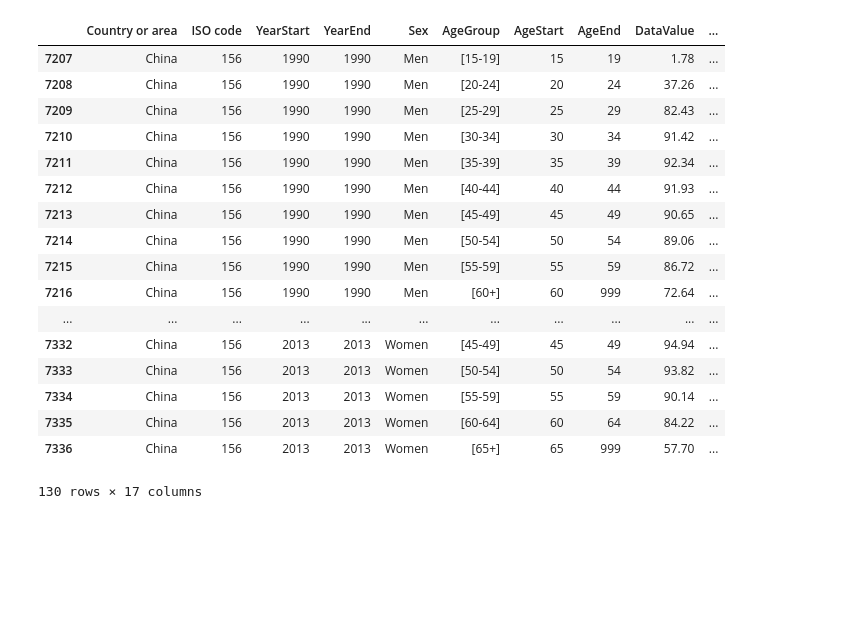
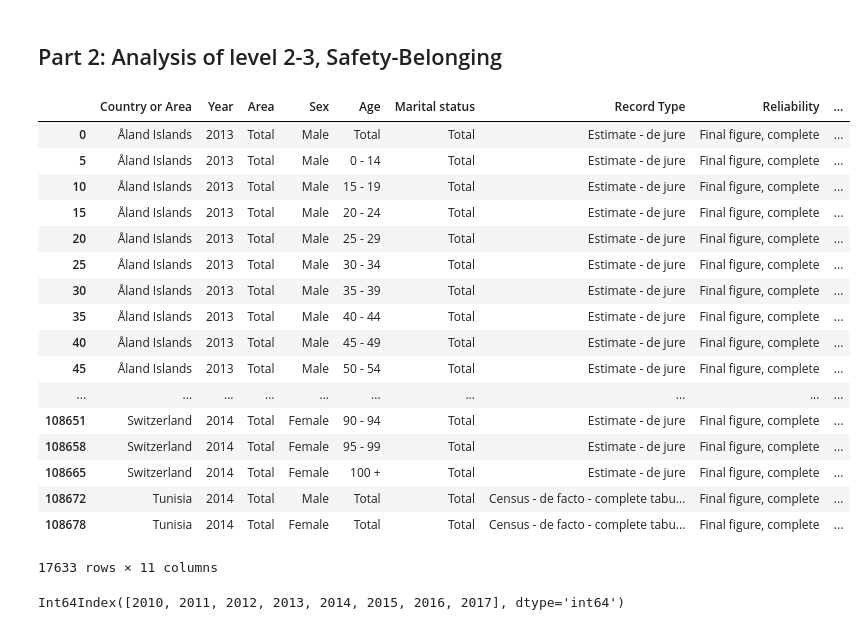
Before and after one commit to winwowin/Final_Project, a Jupyter notebook: 590PR_Final_WinYaoPhil.ipynb, the cells around one changed output. Cells and saved outputs as stored; diff of their text form; code cells hidden in the pictures; blank space fills up the shorter version.

```diff
--- a/590PR_Final_WinYaoPhil.ipynb
+++ b/590PR_Final_WinYaoPhil.ipynb
@@ -398,24 +404,5 @@ plot_cat(x_list, y_list)
-# %%
-married[married['Country or area'] == 'China']
-# %% [output]
-|  | Country or area | ISO code | YearStart | YearEnd | Sex | AgeGroup | AgeStart | AgeEnd | DataValue | ... |
-| 7207 | China | 156 | 1990 | 1990 | Men | [15-19] | 15 | 19 | 1.78 | ... |
-| 7208 | China | 156 | 1990 | 1990 | Men | [20-24] | 20 | 24 | 37.26 | ... |
-| 7209 | China | 156 | 1990 | 1990 | Men | [25-29] | 25 | 29 | 82.43 | ... |
-| 7210 | China | 156 | 1990 | 1990 | Men | [30-34] | 30 | 34 | 91.42 | ... |
-| 7211 | China | 156 | 1990 | 1990 | Men | [35-39] | 35 | 39 | 92.34 | ... |
-| 7212 | China | 156 | 1990 | 1990 | Men | [40-44] | 40 | 44 | 91.93 | ... |
-| 7213 | China | 156 | 1990 | 1990 | Men | [45-49] | 45 | 49 | 90.65 | ... |
-| 7214 | China | 156 | 1990 | 1990 | Men | [50-54] | 50 | 54 | 89.06 | ... |
-| 7215 | China | 156 | 1990 | 1990 | Men | [55-59] | 55 | 59 | 86.72 | ... |
-| 7216 | China | 156 | 1990 | 1990 | Men | [60+] | 60 | 999 | 72.64 | ... |
-| ... | ... | ... | ... | ... | ... | ... | ... | ... | ... | ... |
-| 7332 | China | 156 | 2013 | 2013 | Women | [45-49] | 45 | 49 | 94.94 | ... |
-| 7333 | China | 156 | 2013 | 2013 | Women | [50-54] | 50 | 54 | 93.82 | ... |
-| 7334 | China | 156 | 2013 | 2013 | Women | [55-59] | 55 | 59 | 90.14 | ... |
-| 7335 | China | 156 | 2013 | 2013 | Women | [60-64] | 60 | 64 | 84.22 | ... |
-| 7336 | China | 156 | 2013 | 2013 | Women | [65+] | 65 | 999 | 57.70 | ... |
-130 rows × 17 columns
+# %% [markdown]
+## Part 2: Analysis of level 2-3, Safety-Belonging
 # %%
 def marital():
     file_path = "590PR_final_datasets"
@@ -431,3 +418,31 @@ def marital():
 
     df_all = pd.concat([df, df2], axis= 0).reset_index(drop=True)
     return df_all
+# %%
+married = marital()
+married = married.astype({"Year": int}, copy = False)
+# married['Year'].astype('category').values.categories
+married[married['Marital status']=='Total']
+# %% [output]
+|  | Country or Area | Year | Area | Sex | Age | Marital status | Record Type | Reliability | ... |
+| 0 | Åland Islands | 2013 | Total | Male | Total | Total | Estimate - de jure | Final figure, complete | ... |
+| 5 | Åland Islands | 2013 | Total | Male | 0 - 14 | Total | Estimate - de jure | Final figure, complete | ... |
+| 10 | Åland Islands | 2013 | Total | Male | 15 - 19 | Total | Estimate - de jure | Final figure, complete | ... |
+| 15 | Åland Islands | 2013 | Total | Male | 20 - 24 | Total | Estimate - de jure | Final figure, complete | ... |
+| 20 | Åland Islands | 2013 | Total | Male | 25 - 29 | Total | Estimate - de jure | Final figure, complete | ... |
+| 25 | Åland Islands | 2013 | Total | Male | 30 - 34 | Total | Estimate - de jure | Final figure, complete | ... |
+| 30 | Åland Islands | 2013 | Total | Male | 35 - 39 | Total | Estimate - de jure | Final figure, complete | ... |
+| 35 | Åland Islands | 2013 | Total | Male | 40 - 44 | Total | Estimate - de jure | Final figure, complete | ... |
+| 40 | Åland Islands | 2013 | Total | Male | 45 - 49 | Total | Estimate - de jure | Final figure, complete | ... |
+| 45 | Åland Islands | 2013 | Total | Male | 50 - 54 | Total | Estimate - de jure | Final figure, complete | ... |
+| ... | ... | ... | ... | ... | ... | ... | ... | ... | ... |
+| 108651 | Switzerland | 2014 | Total | Female | 90 - 94 | Total | Estimate - de jure | Final figure, complete | ... |
+| 108658 | Switzerland | 2014 | Total | Female | 95 - 99 | Total | Estimate - de jure | Final figure, complete | ... |
+| 108665 | Switzerland | 2014 | Total | Female | 100 + | Total | Estimate - de jure | Final figure, complete | ... |
+| 108672 | Tunisia | 2014 | Total | Male | Total | Total | Census - de facto - complete tabu... | Final figure, complete | ... |
+| 108678 | Tunisia | 2014 | Total | Female | Total | Total | Census - de facto - complete tabu... | Final figure, complete | ... |
+17633 rows × 11 columns
+# %%
+married['Year'].astype('category').values.categories
+# %% [output]
+Int64Index([2010, 2011, 2012, 2013, 2014, 2015, 2016, 2017], dtype='int64')
```
Also changed, not shown: parts of 43 cells of this notebook, 10 other files.
